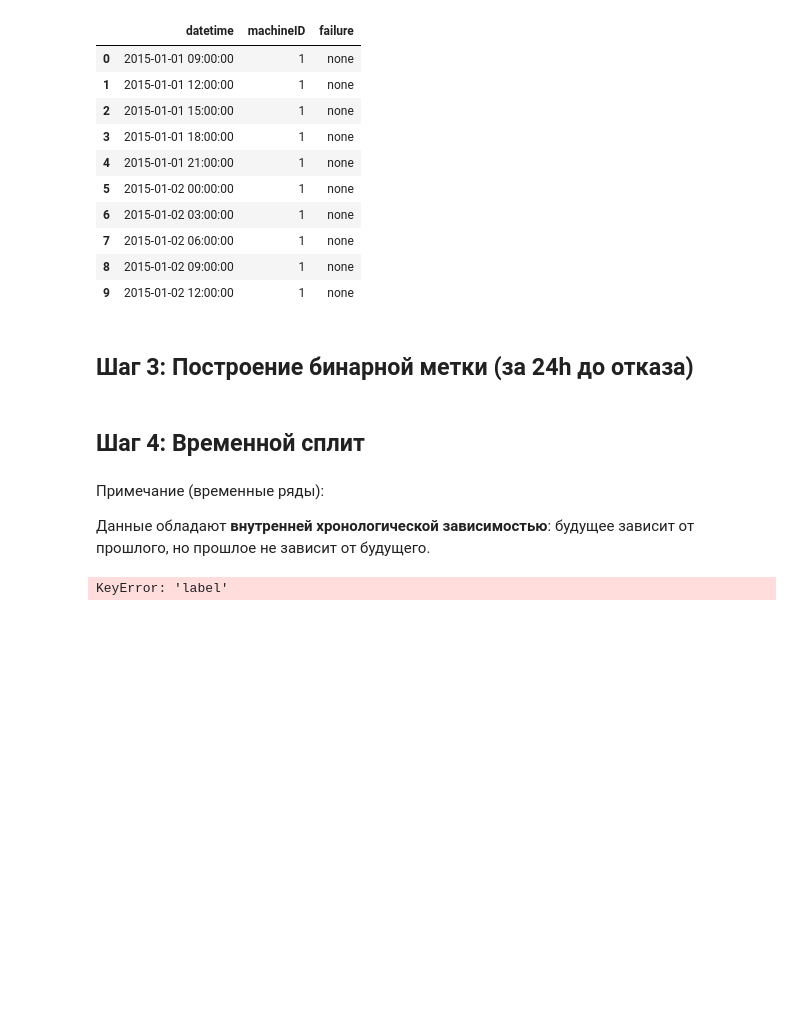
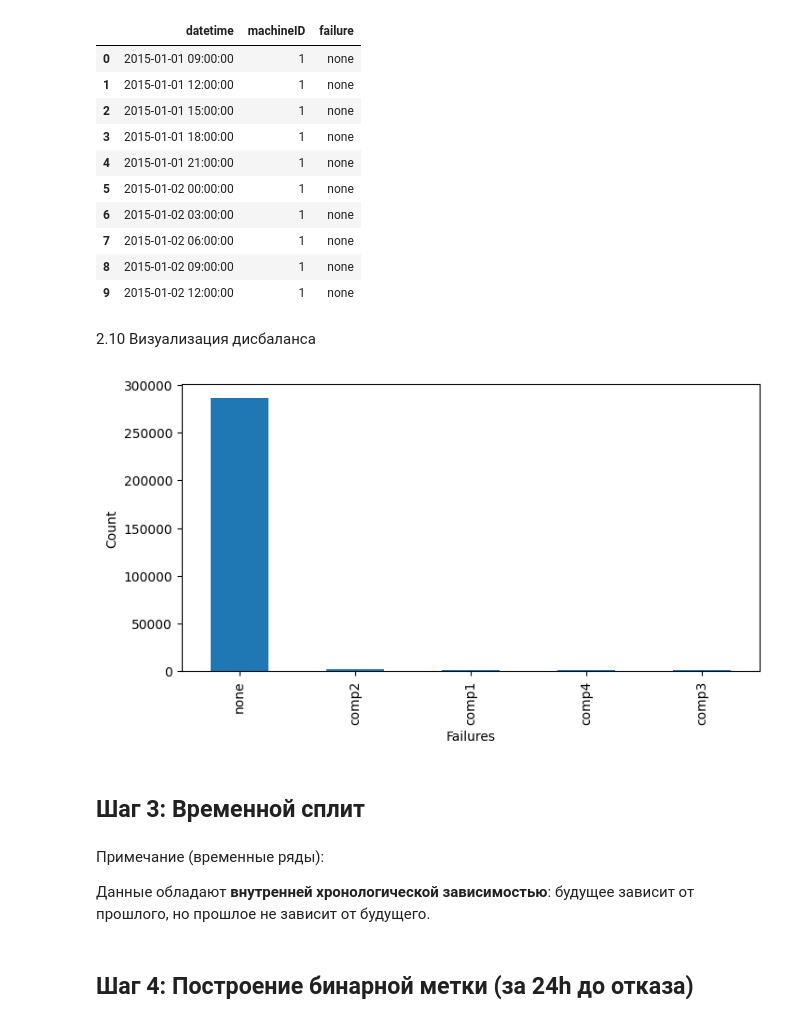
Before and after one commit to alekseevavlada/Hybrid-Predictive-Maintenance, a Jupyter notebook: Notebooks/Classification.ipynb, the cells around one changed output. Drawn from its saved outputs; the diff is of its cells as text; code cells hidden in the pictures; blank space fills up the shorter version.

```diff
--- a/Notebooks/Classification.ipynb
+++ b/Notebooks/Classification.ipynb
@@ -336,9 +449,10 @@ comp_rep.head()
 final_feat = telemetry_feat.merge(error_count, on=["machineID", "datetime"], how="left")
 final_feat = final_feat.merge(comp_rep, on=["machineID", "datetime"], how="left")
 final_feat = final_feat.merge(machines, on="machineID", how="left")
+final_feat = final_feat.fillna(0)
 
-# Заполнение NaN
-final_feat = final_feat.fillna(0)
+# One-hot кодирование 'model'
+final_feat = pd.get_dummies(final_feat, columns=["model"], prefix="model")
 final_feat.describe()
 # %% [output]
 |  | machineID | datetime | voltmean_3h | rotatemean_3h | pressuremean_3h | vibrationmean_3h | voltsd_3h | ... |
@@ -389,37 +503,31 @@ labeled_features[["datetime", "machineID", "failure"]].head(10)
 | 7 | 2015-01-02 06:00:00 | 1 | none |
 | 8 | 2015-01-02 09:00:00 | 1 | none |
 | 9 | 2015-01-02 12:00:00 | 1 | none |
-# %% [markdown]
-## Шаг 3: Построение бинарной метки (за 24h до отказа)
-# %%
-# Создание столбца failure
-labeled_features["failure"] = (labeled_features["failure"] != "none").astype(int)
-
-# Список колонок-признаков
-feature_cols = [col for col in labeled_features.columns if col not in ["datetime", "machineID", "failure", "label"]]
+# %% [markdown]
+2.10 Визуализация дисбаланса
+# %%
+plt.figure(figsize=(8, 4))
+labeled_features["failure"].value_counts().plot(kind="bar")
+plt.xlabel("Failures")
+plt.ylabel("Count")
+plt.show()
+# %% [output]
+[figure, added]
 # %% [markdown]
-## Шаг 4: Временной сплит
+## Шаг 3: Временной сплит
 # %% [markdown]
 Примечание (временные ряды):
 
 Данные обладают **внутренней хронологической зависимостью**: будущее зависит от прошлого, но прошлое не зависит от будущего.
 # %%
-# Дата разделения
+# Числовое отображение для мультикласса
+label_map = {"none": 0, "comp1": 1, "comp2": 2, "comp3": 3, "comp4": 4}
+labeled_features["failure"] = labeled_features["failure"].map(label_map)
+
+# Разделение
 last_train_date = pd.to_datetime("2015-08-01 01:00:00")
 
-train_data = labeled_features[labeled_features['datetime'] < last_train_date]
-val_data = labeled_features[labeled_features['datetime'] >= last_train_date]
-
-# Признаки и метки
-X_train = train_data[feature_cols].values  # (N_train, n_features)
-y_train = train_data["label"].values       # (N_train,)
-
-X_val = val_data[feature_cols].values    # (N_val, n_features)
-y_val = val_data["label"].values         # (N_val,)
-
-# Выравниваем колонки
-X_val = X_val.reindex(columns=X_train.columns, fill_value=0)
-
-print(f"Train shape: {X_train.shape}, Val shape: {X_val.shape}")
+train_mask = labeled_features["datetime"] < last_train_date
+val_mask = labeled_features["datetime"] >= last_train_date
-# %% [output]
-KeyError: 'label'
+# %% [markdown]
+## Шаг 4: Построение бинарной метки (за 24h до отказа)
```
Also changed, not shown: parts of 77 cells of this notebook, 1 other file.
